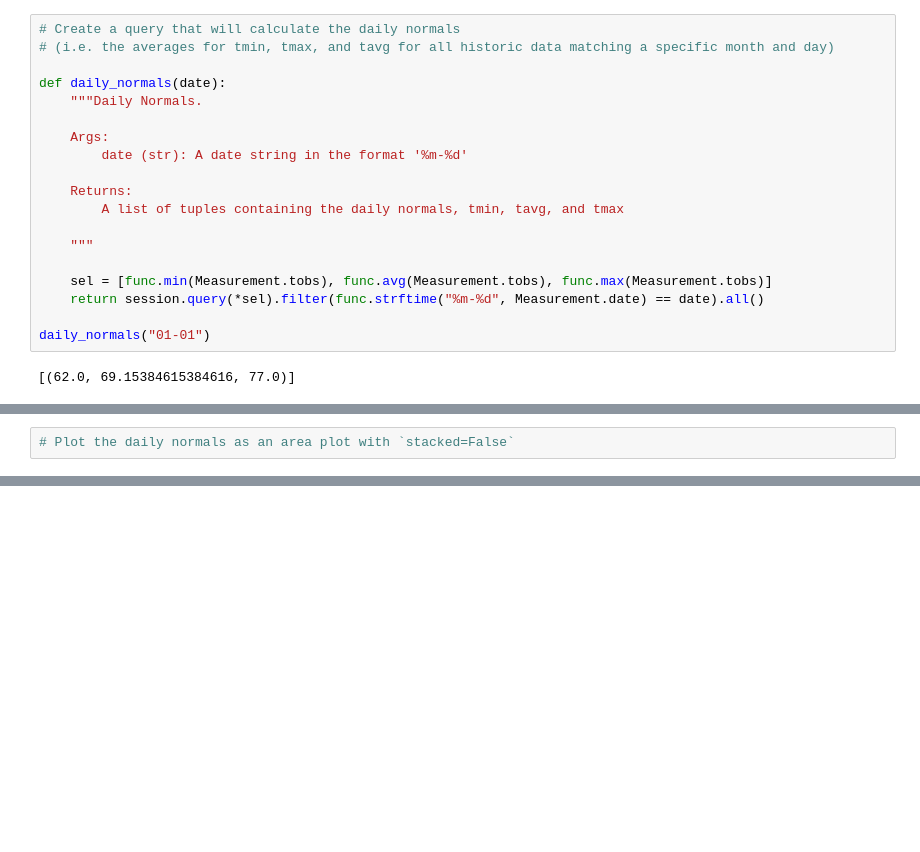
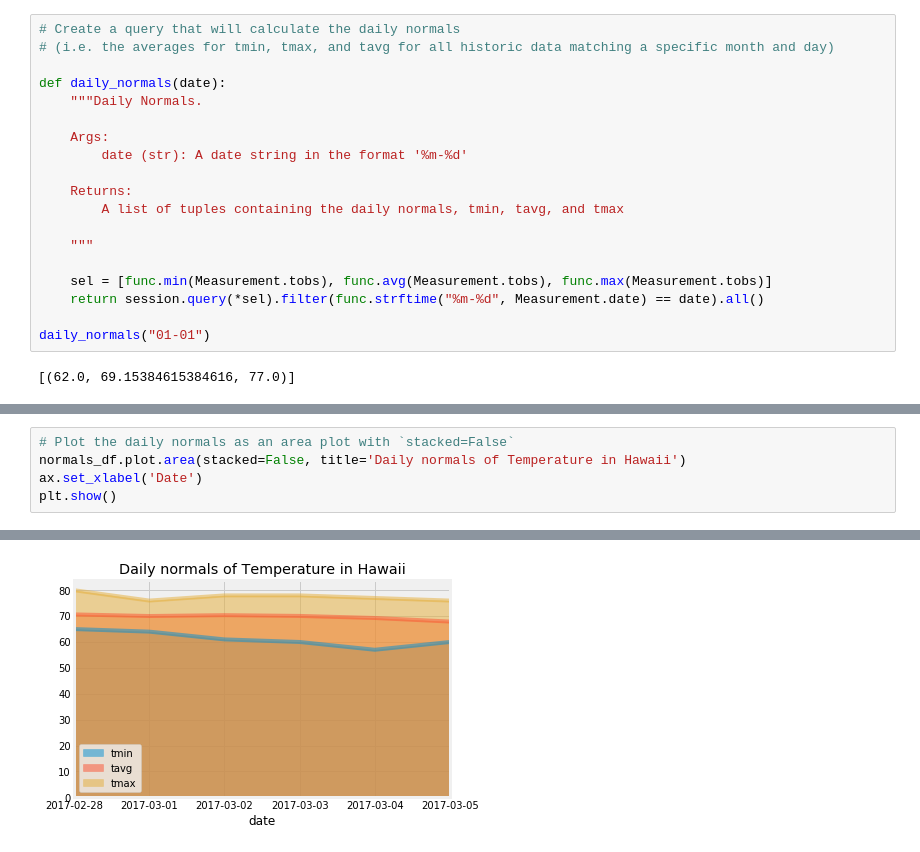
Before and after one commit to JinyDai/sqlalchemy-challenge, a Jupyter notebook: climate_starter.ipynb, the cells around one changed output, grey strips where cells are left out. Cells and saved outputs as stored; diff of their text form; blank space fills up the shorter version.

```diff
--- a/climate_starter.ipynb
+++ b/climate_starter.ipynb
@@ -291,3 +303,6 @@ dates_range=session.query(Measurements.date).filter(Measurements.date>=trip_star
 # %%
 # Plot the daily normals as an area plot with `stacked=False`
+normals_df.plot.area(stacked=False, title='Daily normals of Temperature in Hawaii')
+ax.set_xlabel('Date')
+plt.show()
 # %% [output]
@@ -295,0 +309 @@ dates_range=session.query(Measurements.date).filter(Measurements.date>=trip_star
+[figure, added]
```
Also changed, not shown: parts of 6 cells of this notebook.
